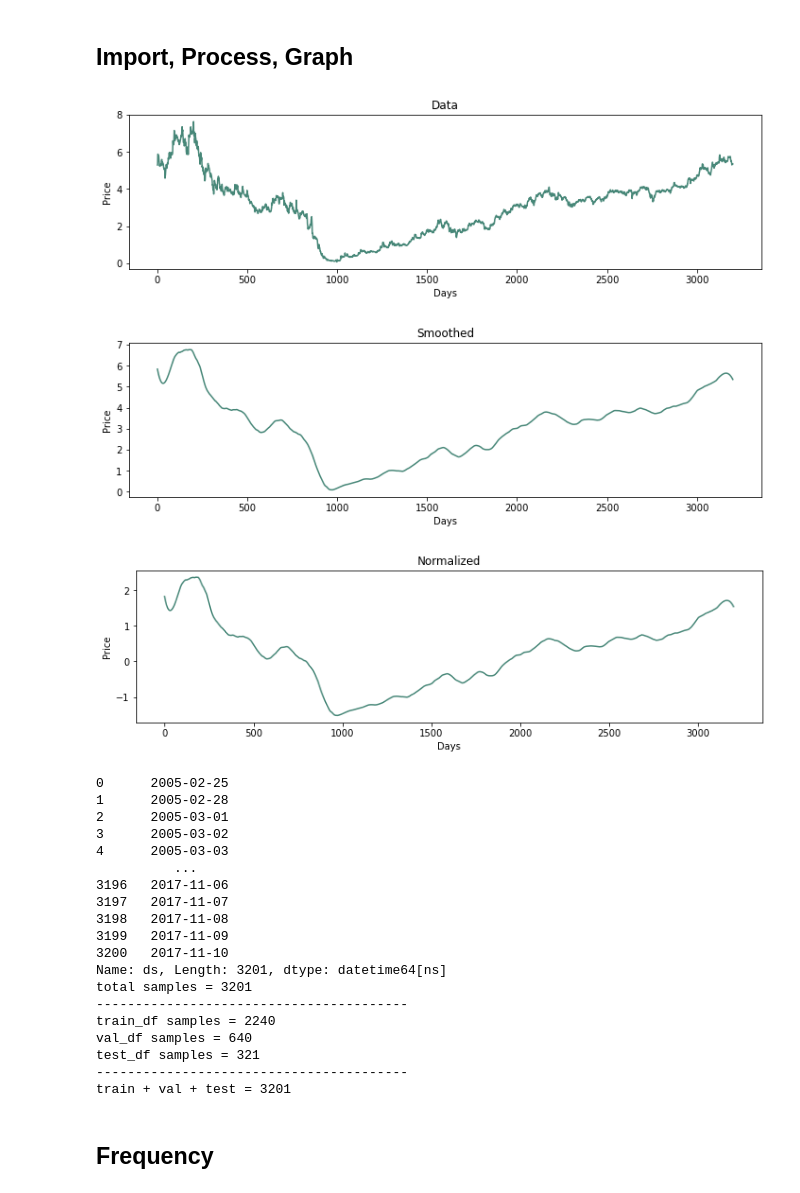
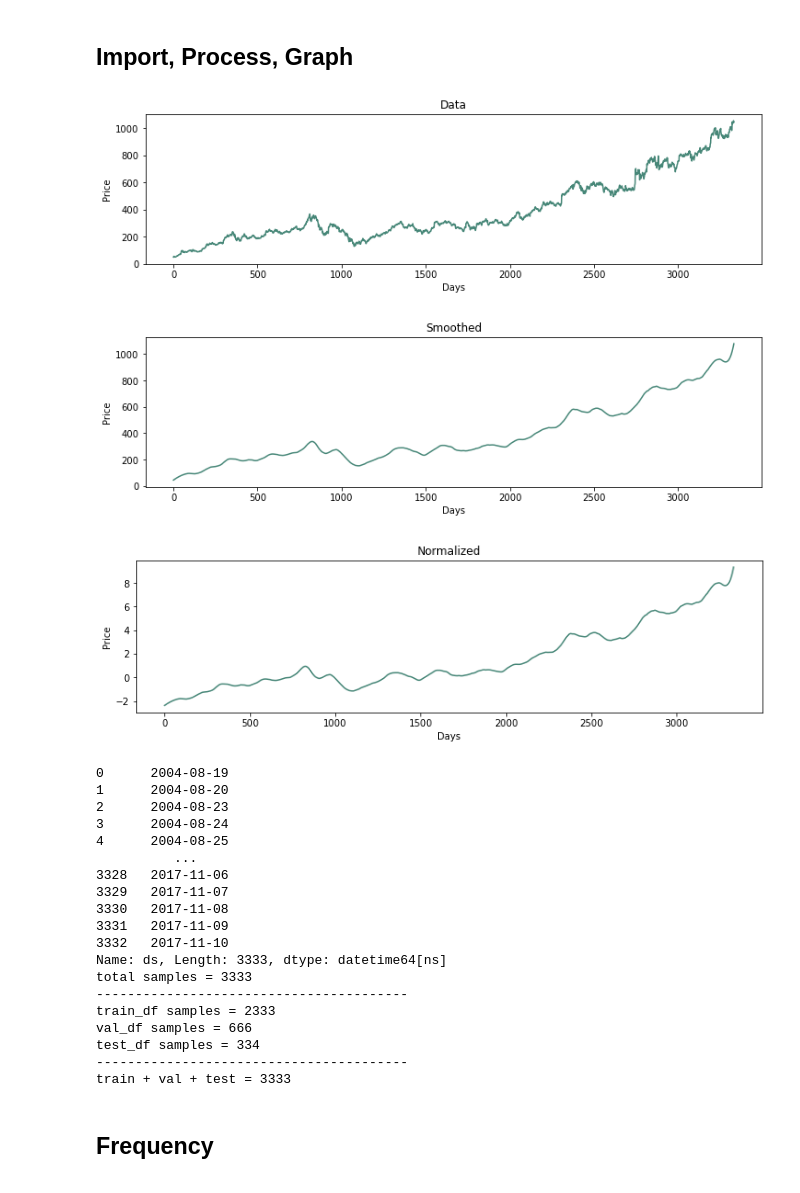
Before and after one commit to Grant-Syt/495_stock_forecast, a Jupyter notebook: stock_forecast.ipynb, the cells around one changed output. Drawn from its saved outputs; the diff is of its cells as text; code cells hidden in the pictures.

```diff
--- a/stock_forecast.ipynb
+++ b/stock_forecast.ipynb
@@ -45,7 +45,7 @@ Setup Complete
 # %% [markdown]
 ## Import, Process, Graph
 # %%
-df = pd.read_csv('data/siri_edit.csv')
+df = pd.read_csv('data/googl_edit.csv')
 # print(df)
 
 # throw out some data
@@ -89,55 +89,55 @@ n = len(df)
 train_df = df[0:int(n*0.7)]
 val_df = df[int(n*0.7):int(n*0.9)]
 test_df = df[int(n*0.9):]
 
 # normalize
 train_mean = train_df.mean()
 train_std = train_df.std()
 train_df = (train_df - train_mean) / train_std
 val_df = (val_df - train_mean) / train_std
 test_df = (test_df - train_mean) / train_std
 
 plt.title('Normalized')
 df_std = (df - train_mean) / train_std
 y = df_std['y']
 x = np.arange( 0, len(y), 1 )
 plt.ylabel('Price')
 p1, = plt.plot( x, y, color='#478778' )
 plt.xlabel('Days')
 plt.show()
 
 if VERBOSE:
     print( date_time )
     print( "total samples = {0:d}".format( n ) )
     print( "----------------------------------------" )
     print( "train_df samples = {0:d}".format( len( train_df ) ) )
     print( "val_df samples = {0:d}".format( len( val_df ) ) )
     print( "test_df samples = {0:d}".format( len( test_df ) ) )
     print( "----------------------------------------" )
     print( "train + val + test = {0:d}".format( len( train_df ) + len( val_df ) + len( test_df ) ) )
 # %% [output]
-[figure, old version]
+[figure, new version]
-[figure, old version]
+[figure, new version]
-[figure, old version]
+[figure, new version]
-0      2005-02-25
-1      2005-02-28
-2      2005-03-01
-3      2005-03-02
-4      2005-03-03
+0      2004-08-19
+1      2004-08-20
+2      2004-08-23
+3      2004-08-24
+4      2004-08-25
           ...
-3196   2017-11-06
-3197   2017-11-07
-3198   2017-11-08
-3199   2017-11-09
-3200   2017-11-10
-Name: ds, Length: 3201, dtype: datetime64[ns]
-total samples = 3201
+3328   2017-11-06
+3329   2017-11-07
+3330   2017-11-08
+3331   2017-11-09
+3332   2017-11-10
+Name: ds, Length: 3333, dtype: datetime64[ns]
+total samples = 3333
 ----------------------------------------
-train_df samples = 2240
-val_df samples = 640
-test_df samples = 321
+train_df samples = 2333
+val_df samples = 666
+test_df samples = 334
 ----------------------------------------
-train + val + test = 3201
+train + val + test = 3333
 # %% [markdown]
 ## Frequency
 # %%
```
Also changed, not shown: parts of 12 cells of this notebook, 3 other files.
